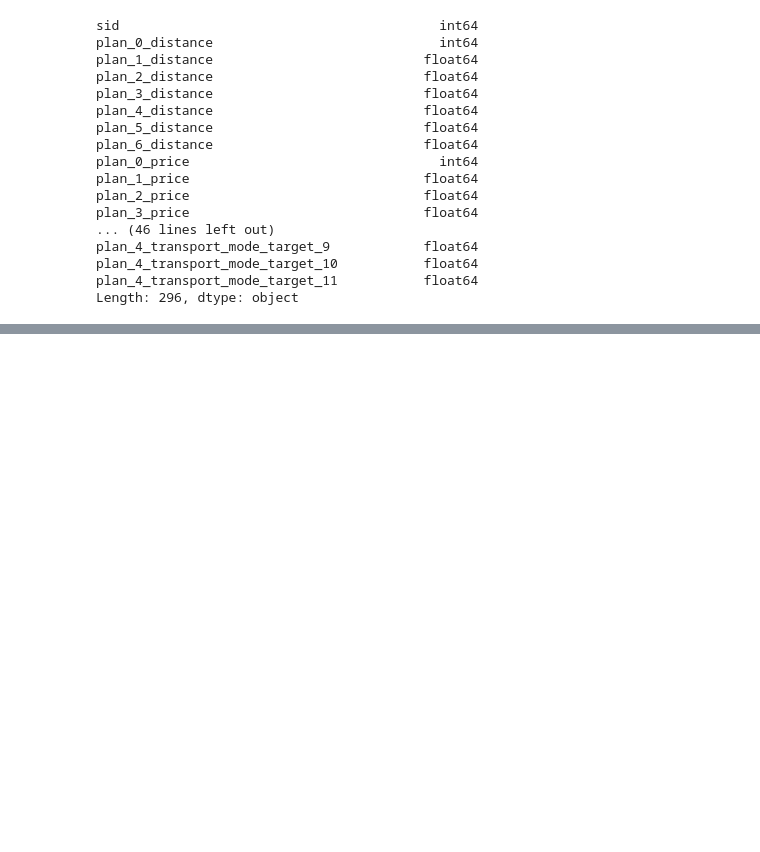
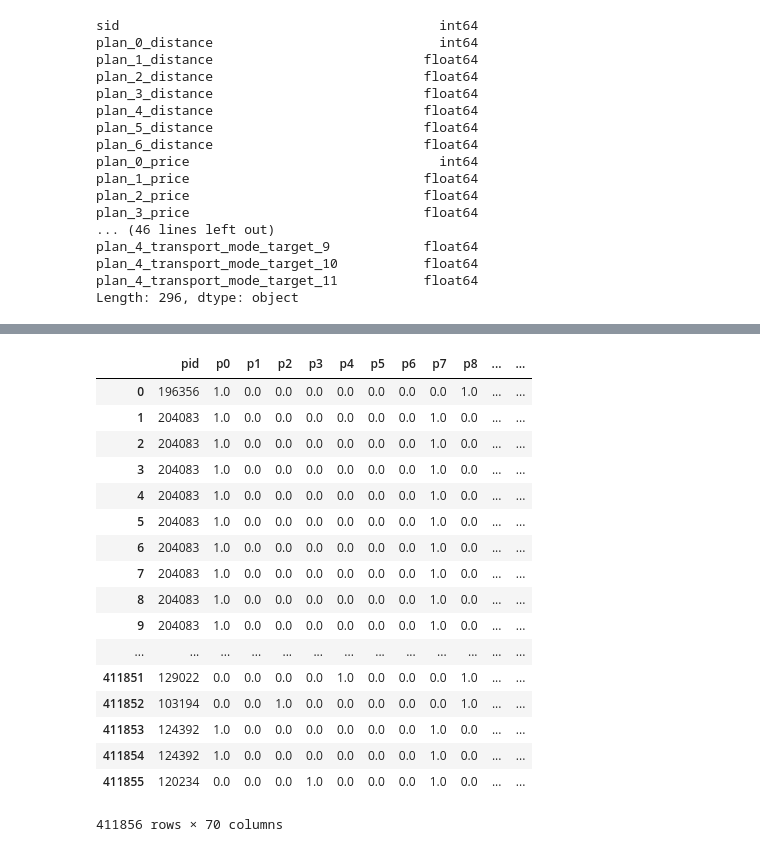
Before and after one commit to MitsuruFujiwara/KDD-Cup-2019, a Jupyter notebook: src/902_check_features.ipynb, the cells around one changed output, grey strips where cells are left out. Drawn from its saved outputs; the diff is of its cells as text; code cells hidden in the pictures; blank space fills up the shorter version.

```diff
--- a/src/902_check_features.ipynb
+++ b/src/902_check_features.ipynb
@@ -82,3 +96,7 @@ for i, t in enumerate(['a','b','c']):
+# %%
+# load csv & pkl
+profiles = pd.read_csv('../input/data_set_phase1/profiles.csv')
+queries = loadpkl('../features/queries.pkl')
 # %%
 df.dtypes[df.dtypes=='object']
 # %% [output]
@@ -123,0 +163,4 @@ Length: 296, dtype: object
+# %%
+profiles = profiles.merge(queries[['pid','click_mode', 'req_time']], on='pid', how='left')
+# %%
+profiles['is_test'] = (profiles['click_mode'].isnull()).astype(int)
@@ -138,0 +197,21 @@ Length: 296, dtype: object
+# %%
+profiles
+# %% [output]
+|  | pid | p0 | p1 | p2 | p3 | p4 | p5 | p6 | p7 | p8 | ... | ... |
+| 0 | 196356 | 1.0 | 0.0 | 0.0 | 0.0 | 0.0 | 0.0 | 0.0 | 0.0 | 1.0 | ... | ... |
+| 1 | 204083 | 1.0 | 0.0 | 0.0 | 0.0 | 0.0 | 0.0 | 0.0 | 1.0 | 0.0 | ... | ... |
+| 2 | 204083 | 1.0 | 0.0 | 0.0 | 0.0 | 0.0 | 0.0 | 0.0 | 1.0 | 0.0 | ... | ... |
+| 3 | 204083 | 1.0 | 0.0 | 0.0 | 0.0 | 0.0 | 0.0 | 0.0 | 1.0 | 0.0 | ... | ... |
+| 4 | 204083 | 1.0 | 0.0 | 0.0 | 0.0 | 0.0 | 0.0 | 0.0 | 1.0 | 0.0 | ... | ... |
+| 5 | 204083 | 1.0 | 0.0 | 0.0 | 0.0 | 0.0 | 0.0 | 0.0 | 1.0 | 0.0 | ... | ... |
+| 6 | 204083 | 1.0 | 0.0 | 0.0 | 0.0 | 0.0 | 0.0 | 0.0 | 1.0 | 0.0 | ... | ... |
+| 7 | 204083 | 1.0 | 0.0 | 0.0 | 0.0 | 0.0 | 0.0 | 0.0 | 1.0 | 0.0 | ... | ... |
+| 8 | 204083 | 1.0 | 0.0 | 0.0 | 0.0 | 0.0 | 0.0 | 0.0 | 1.0 | 0.0 | ... | ... |
+| 9 | 204083 | 1.0 | 0.0 | 0.0 | 0.0 | 0.0 | 0.0 | 0.0 | 1.0 | 0.0 | ... | ... |
+| ... | ... | ... | ... | ... | ... | ... | ... | ... | ... | ... | ... | ... |
+| 411851 | 129022 | 0.0 | 0.0 | 0.0 | 0.0 | 1.0 | 0.0 | 0.0 | 0.0 | 1.0 | ... | ... |
+| 411852 | 103194 | 0.0 | 0.0 | 1.0 | 0.0 | 0.0 | 0.0 | 0.0 | 0.0 | 1.0 | ... | ... |
+| 411853 | 124392 | 1.0 | 0.0 | 0.0 | 0.0 | 0.0 | 0.0 | 0.0 | 1.0 | 0.0 | ... | ... |
+| 411854 | 124392 | 1.0 | 0.0 | 0.0 | 0.0 | 0.0 | 0.0 | 0.0 | 1.0 | 0.0 | ... | ... |
+| 411855 | 120234 | 0.0 | 0.0 | 0.0 | 1.0 | 0.0 | 0.0 | 0.0 | 1.0 | 0.0 | ... | ... |
+411856 rows × 70 columns
```
Also changed, not shown: parts of 10 cells of this notebook, 9 other files.
